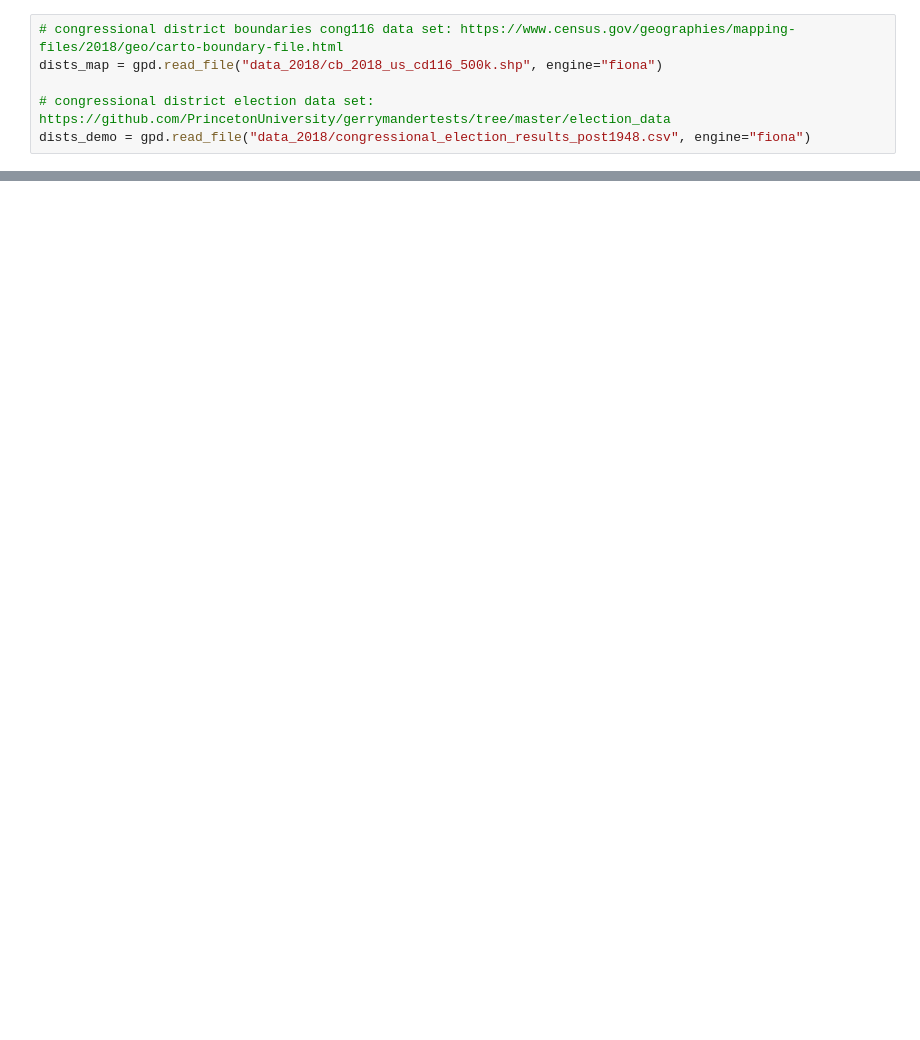
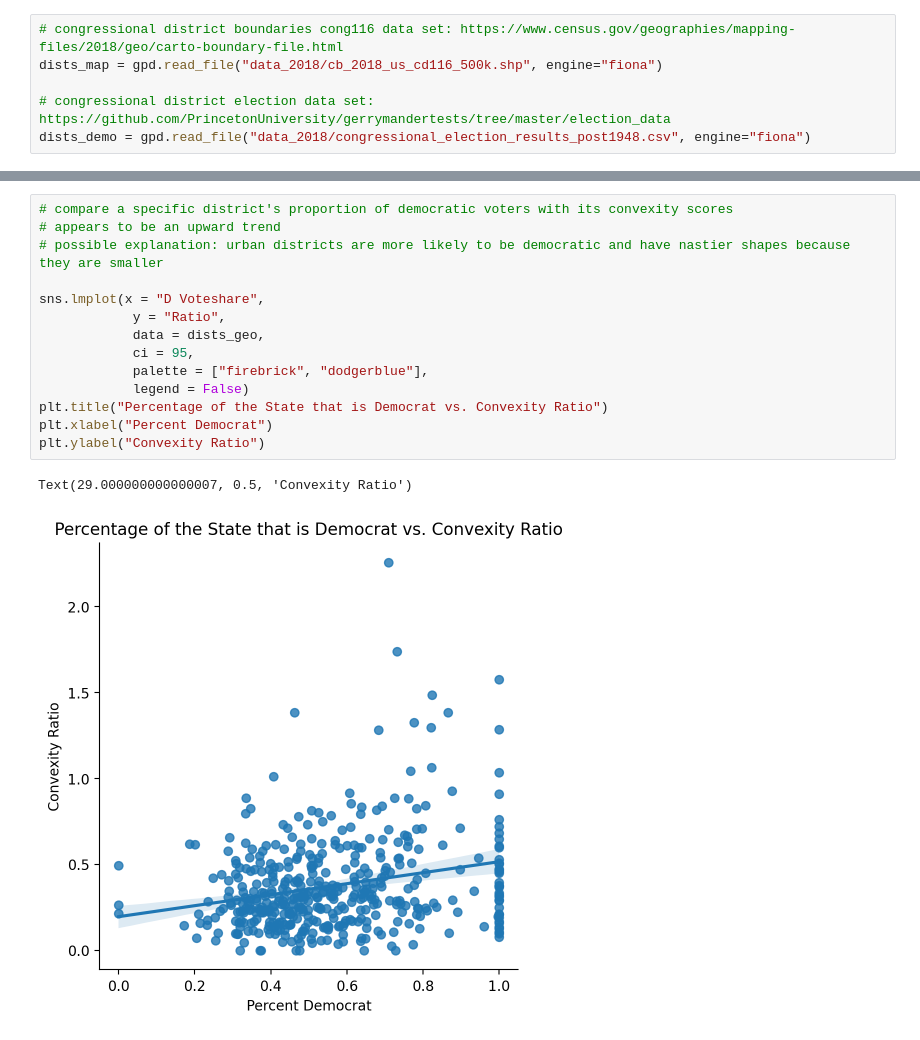
Before and after one commit to maia-pi/db_project, a Jupyter notebook: cong116.ipynb, the cells around one changed output, grey strips where cells are left out. Saved outputs shown, nothing was run; the diff lists cells and outputs as text; blank space fills up the shorter version.

```diff
--- a/cong116.ipynb
+++ b/cong116.ipynb
@@ -422,0 +218,17 @@ dists_demo[dists_demo["Incumbent"] == "O"].head(10)
+# %%
+# compare a specific district's proportion of democratic voters with its convexity scores
+# appears to be an upward trend
+# possible explanation: urban districts are more likely to be democratic and have nastier shapes because they are smaller
+
+sns.lmplot(x = "D Voteshare",
+            y = "Ratio",
+            data = dists_geo,
+            ci = 95,
+            palette = ["firebrick", "dodgerblue"],
+            legend = False)
+plt.title("Percentage of the State that is Democrat vs. Convexity Ratio")
+plt.xlabel("Percent Democrat")
+plt.ylabel("Convexity Ratio")
+# %% [output]
+Text(29.000000000000007, 0.5, 'Convexity Ratio')
+[figure, added]
```
Also changed, not shown: parts of 50 cells of this notebook.
